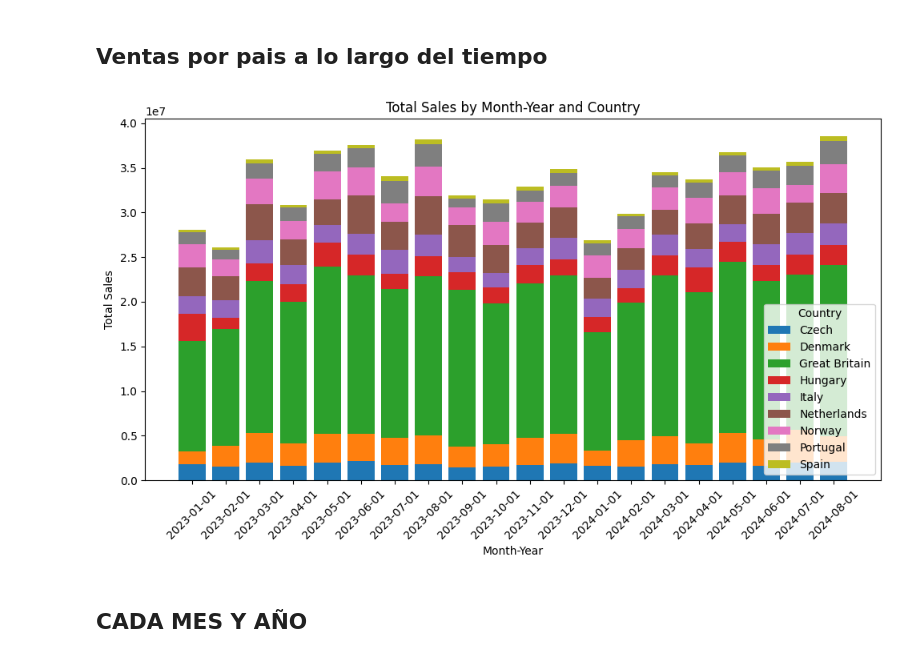
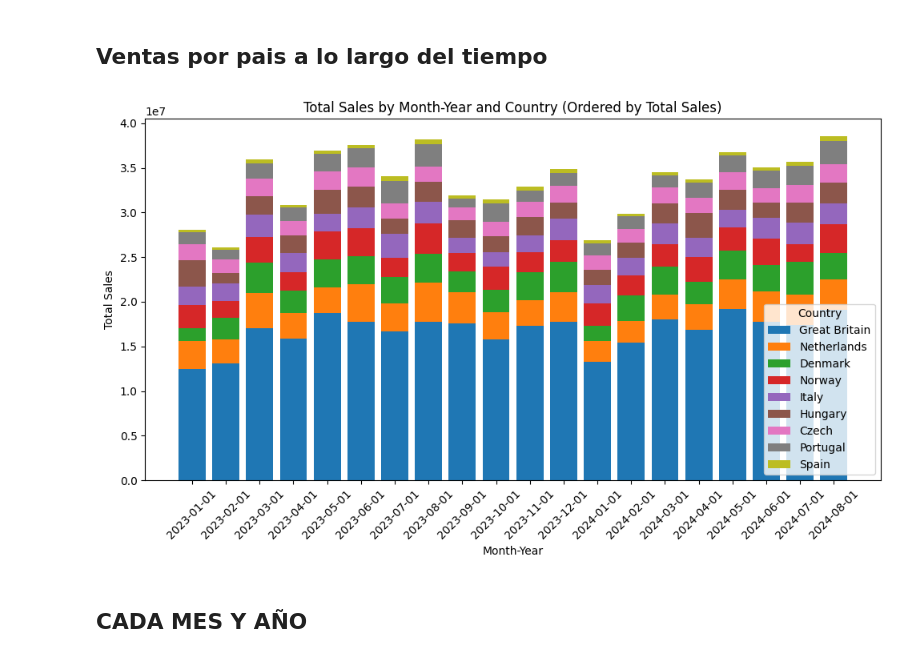
Before and after one commit to anruki/UFV_Visualizacion, a Jupyter notebook: EjerciciosClase/Ventas.ipynb, the cells around one changed output. Drawn from its saved outputs; the diff is of its cells as text; code cells hidden in the pictures.

```diff
--- a/EjerciciosClase/Ventas.ipynb
+++ b/EjerciciosClase/Ventas.ipynb
@@ -615,15 +500,2 @@ plt.show()
 # %% [markdown]
 ## Ventas de cada marca por país
-# %%
-# Creamos un diccionario para agrupar las submarcas
-subbrand_mapping = {
-    'Pepsi Max (L3)': 'Pepsi',
-    'Pepsi Regular (L3)': 'Pepsi',
-    '7up (L3)': '7up',
-    '7up Free (L3)': '7up',
-    'Lipton (L3)': 'Lipton',
-    'Mountain Dew (L3)': 'Mountain Dew'
-}
-
-# Creamos una nueva columna de SUBBRAND_GROUPED mapeando las submarcas
-actuals.loc[:, 'SUBBRAND_GROUPED'] = actuals['SUBBRAND'].map(subbrand_mapping)
@@ -655,39 +535,42 @@ plt.show()
 # %% [markdown]
 ## Ventas por pais a lo largo del tiempo
 # %%
-import matplotlib.pyplot as plt
-import pandas as pd
-
 # 3. Agrupamos por DATE y COUNTRY y sumamos AMOUNT
 monthly_sales_country = actuals.groupby(['DATE', 'COUNTRY'])['AMOUNT'].sum().reset_index()
 
 # 4. Pivotamos el DataFrame para que cada COUNTRY sea una columna
 monthly_sales_pivot = monthly_sales_country.pivot(index='DATE', columns='COUNTRY', values='AMOUNT')
 
-# 5. Creamos el gráfico de barras apiladas
+# 5. Calcular el total de ventas por país (suma de las ventas de cada columna)
+country_totals = monthly_sales_pivot.sum(axis=0)
+
+# 6. Ordenar los países de acuerdo con el total de ventas, de mayor a menor
+monthly_sales_pivot = monthly_sales_pivot[country_totals.sort_values(ascending=False).index]
+
+# 7. Crear el gráfico de barras apiladas
 plt.figure(figsize=(10, 6))
 
 # Inicializamos la posición inferior de cada barra en 0
 bottom = [0] * len(monthly_sales_pivot)
 
 # Iteramos sobre cada país para apilar los valores
 for country in monthly_sales_pivot.columns:
     plt.bar(monthly_sales_pivot.index.astype(str), monthly_sales_pivot[country], bottom=bottom, label=country)
     # Actualizamos la posición inferior sumando el valor actual
     bottom += monthly_sales_pivot[country].fillna(0)  # fillna(0) por si hay valores nulos
 
-# 6. Etiquetas y título
+# 8. Etiquetas y título
 plt.xlabel('Month-Year')
 plt.ylabel('Total Sales')
-plt.title('Total Sales by Month-Year and Country')
+plt.title('Total Sales by Month-Year and Country (Ordered by Total Sales)')
 plt.xticks(rotation=45)  # Rotamos las etiquetas del eje X para mejor visibilidad
 plt.legend(title="Country")  # Leyenda para identificar cada COUNTRY
 
-# Mostrar gráfico
+# 9. Mostrar gráfico
 plt.tight_layout()
 plt.show()
 # %% [output]
-[figure, old version]
+[figure, new version]
 # %% [markdown]
 ## CADA MES Y AÑO
 # %% [markdown]
```
Also changed, not shown: parts of 44 cells of this notebook.
